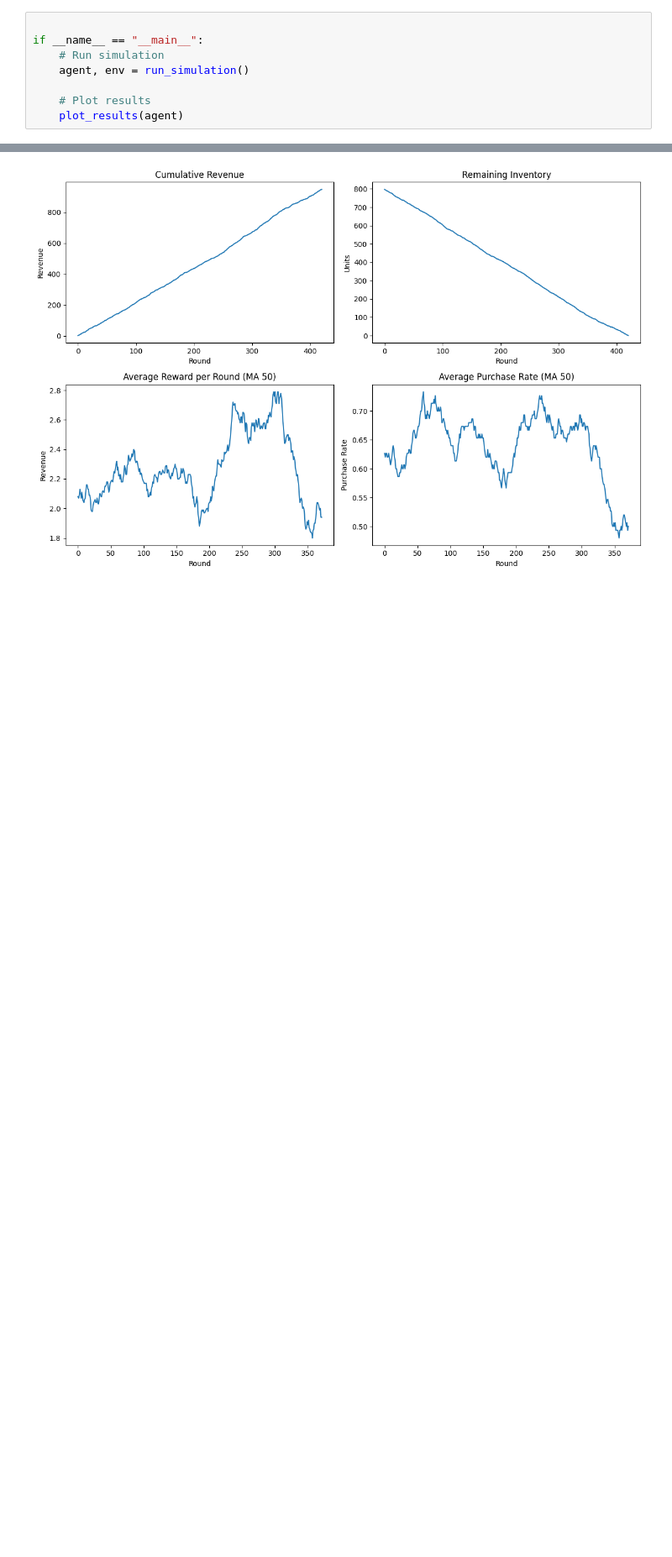
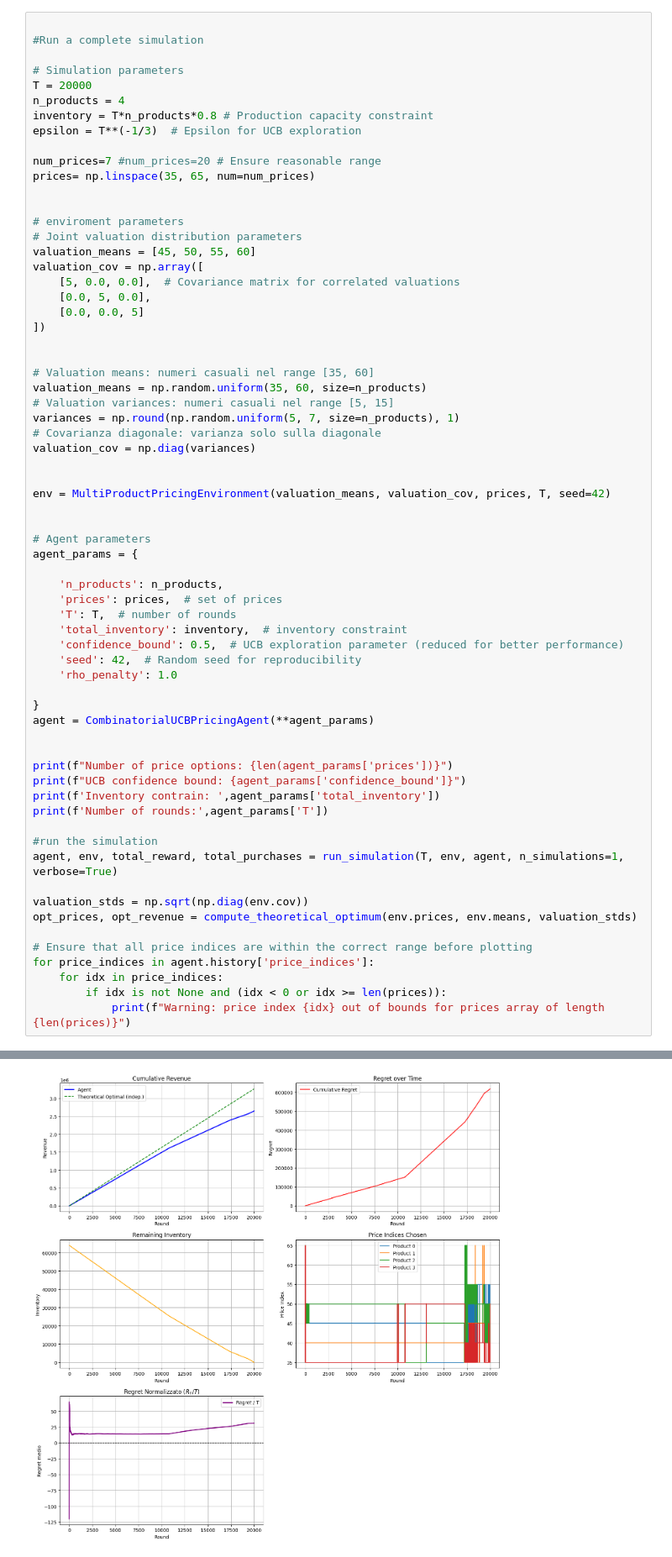
Before and after one commit to Filippo-Galli/Online-Learning-Application-project, a Jupyter notebook: 2_multi_prod_stoc_B_constr/main.ipynb, the cells around one changed output, grey strips where cells are left out. Shown at 84% size. Saved outputs shown, nothing was run; the diff lists cells and outputs as text; blank space fills up the shorter version.

Commit message:
small adjustments, multi product file completed, but to be tuned for sublinearity

```diff
--- a/2_multi_prod_stoc_B_constr/main.ipynb
+++ b/2_multi_prod_stoc_B_constr/main.ipynb
@@ -379,9 +445,67 @@ def plot_results(agent):
 # %%
 
-if __name__ == "__main__":
-    # Run simulation
-    agent, env = run_simulation()
+#Run a complete simulation
 
-    # Plot results
-    plot_results(agent)
+# Simulation parameters
+T = 20000
+n_products = 4
+inventory = T*n_products*0.8 # Production capacity constraint
+epsilon = T**(-1/3)  # Epsilon for UCB exploration
+
+num_prices=7 #num_prices=20 # Ensure reasonable range
+prices= np.linspace(35, 65, num=num_prices)
+
+
+# enviroment parameters
+# Joint valuation distribution parameters
+valuation_means = [45, 50, 55, 60]
+valuation_cov = np.array([
+    [5, 0.0, 0.0],  # Covariance matrix for correlated valuations
+    [0.0, 5, 0.0],
+    [0.0, 0.0, 5]
+])
+
+
+# Valuation means: numeri casuali nel range [35, 60]
+valuation_means = np.random.uniform(35, 60, size=n_products)
+# Valuation variances: numeri casuali nel range [5, 15]
+variances = np.round(np.random.uniform(5, 7, size=n_products), 1)
+# Covarianza diagonale: varianza solo sulla diagonale
+valuation_cov = np.diag(variances)
+
+
+env = MultiProductPricingEnvironment(valuation_means, valuation_cov, prices, T, seed=42)
+
+
+# Agent parameters
+agent_params = {
+
+    'n_products': n_products,
+    'prices': prices,  # set of prices
+    'T': T,  # number of rounds
+    'total_inventory': inventory,  # inventory constraint
+    'confidence_bound': 0.5,  # UCB exploration parameter (reduced for better performance)
+    'seed': 42,  # Random seed for reproducibility
+    'rho_penalty': 1.0
+
+}
+agent = CombinatorialUCBPricingAgent(**agent_params)
+
+
+print(f"Number of price options: {len(agent_params['prices'])}")
+print(f"UCB confidence bound: {agent_params['confidence_bound']}")
+print(f'Inventory contrain: ',agent_params['total_inventory'])
+print(f'Number of rounds:',agent_params['T'])
+
+#run the simulation
+agent, env, total_reward, total_purchases = run_simulation(T, env, agent, n_simulations=1, verbose=True)
+
+valuation_stds = np.sqrt(np.diag(env.cov))
+opt_prices, opt_revenue = compute_theoretical_optimum(env.prices, env.means, valuation_stds)
+
+# Ensure that all price indices are within the correct range before plotting
+for price_indices in agent.history['price_indices']:
+    for idx in price_indices:
+        if idx is not None and (idx < 0 or idx >= len(prices)):
+            print(f"Warning: price index {idx} out of bounds for prices array of length {len(prices)}")
 # %% [output]
@@ -404 +529 @@ Theoretical optimal revenue per round (independent): 2.919
-[figure, old version]
+[figure, new version]
```
Also changed, not shown: parts of 8 cells of this notebook, 2 other files.
